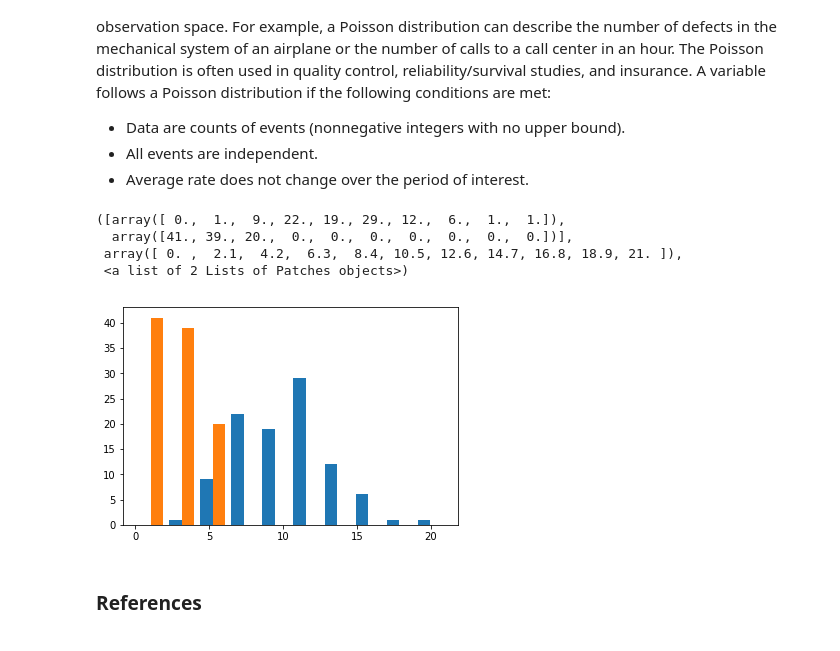
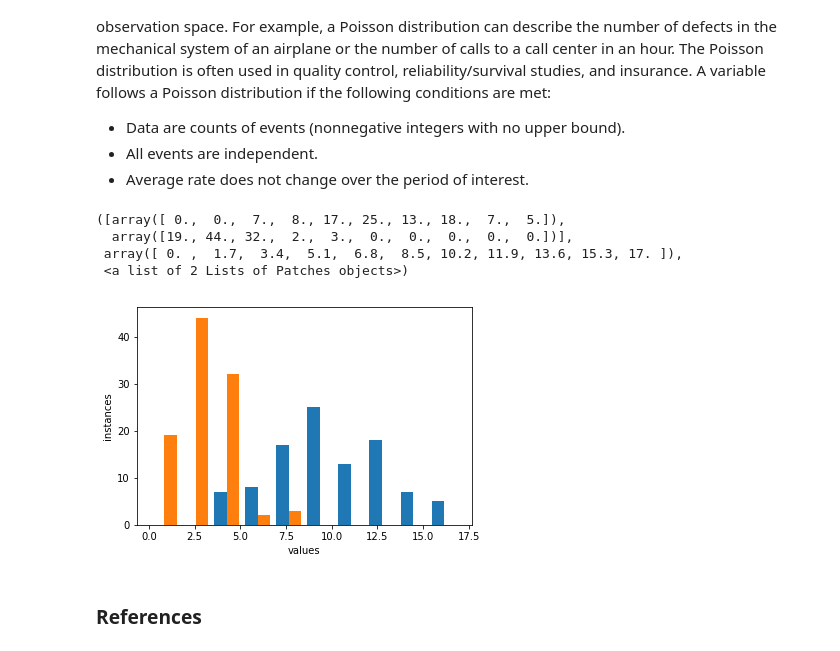
Before and after one commit to Aqua5lad/numpy-random-assignment, a Jupyter notebook: numpy-random.ipynb, the cells around one changed output. Drawn from its saved outputs; the diff is of its cells as text; code cells hidden in the pictures.

Commit message:
chart axis labelling

```diff
--- a/numpy-random.ipynb
+++ b/numpy-random.ipynb
@@ -342,14 +322,16 @@ The Poisson distribution can be used to describe the number of times an event oc
 # %%
 # generate two random samples of 100 values each, using a poision distribution with lamdas
 # of 10 and 3.
 s = np.random.poisson(lam=(10, 3), size=(100, 2))
+plt.xlabel ('values')
+plt.ylabel ('instances')
 plt.hist(s)
 # %% [output]
-([array([ 0.,  1.,  9., 22., 19., 29., 12.,  6.,  1.,  1.]),
-  array([41., 39., 20.,  0.,  0.,  0.,  0.,  0.,  0.,  0.])],
- array([ 0. ,  2.1,  4.2,  6.3,  8.4, 10.5, 12.6, 14.7, 16.8, 18.9, 21. ]),
+([array([ 0.,  0.,  7.,  8., 17., 25., 13., 18.,  7.,  5.]),
+  array([19., 44., 32.,  2.,  3.,  0.,  0.,  0.,  0.,  0.])],
+ array([ 0. ,  1.7,  3.4,  5.1,  6.8,  8.5, 10.2, 11.9, 13.6, 15.3, 17. ]),
  <a list of 2 Lists of Patches objects>)
-[figure, old version]
+[figure, new version]
 # %% [markdown]
 ### References
 # %% [markdown]
```
Also changed, not shown: parts of 19 cells of this notebook, 9 other files.
